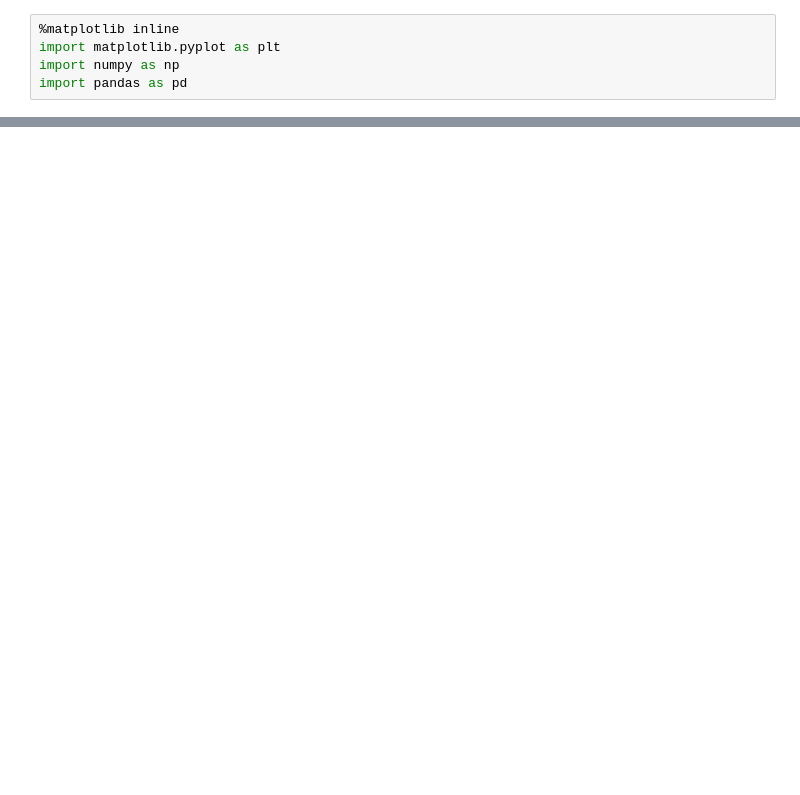
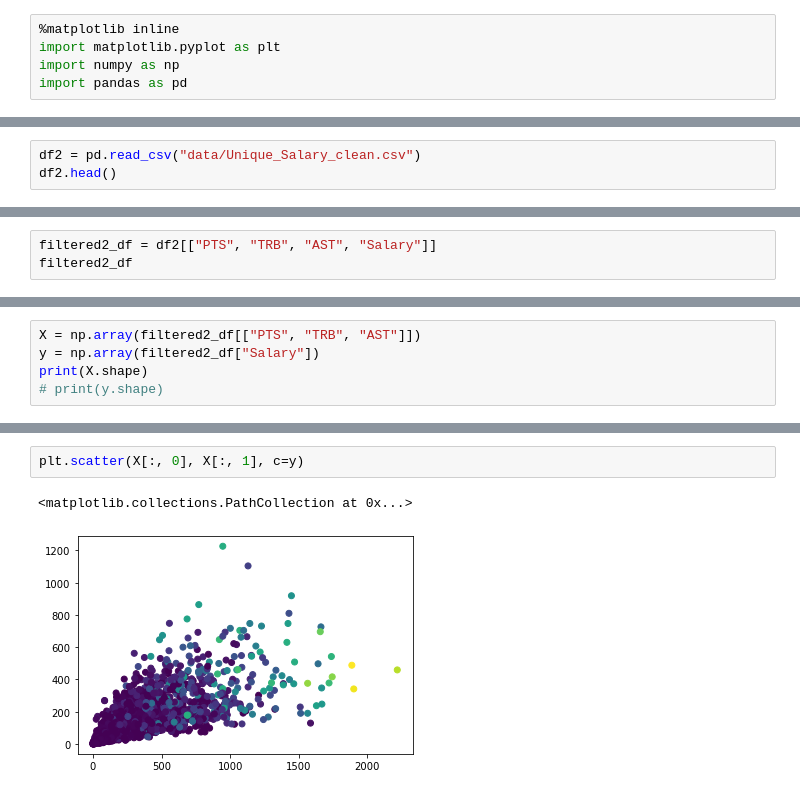
Before and after one commit to caitbeatty/nba_machine_learning, a Jupyter notebook: linear_reg_model.ipynb, the cells around one changed output, grey strips where cells are left out. Cells and saved outputs as stored; diff of their text form; blank space fills up the shorter version.

```diff
--- a/linear_reg_model.ipynb
+++ b/linear_reg_model.ipynb
@@ -72,0 +71,3 @@ R2 Score: 0.7497055766672329
+# %%
+df2 = pd.read_csv("data/Unique_Salary_clean.csv")
+df2.head()
@@ -72,0 +82,3 @@ R2 Score: 0.7497055766672329
+# %%
+filtered2_df = df2[["PTS", "TRB", "AST", "Salary"]]
+filtered2_df
@@ -72,0 +99,5 @@ R2 Score: 0.7497055766672329
+# %%
+X = np.array(filtered2_df[["PTS", "TRB", "AST"]])
+y = np.array(filtered2_df["Salary"])
+print(X.shape)
+# print(y.shape)
@@ -72,0 +114,5 @@ R2 Score: 0.7497055766672329
+# %%
+plt.scatter(X[:, 0], X[:, 1], c=y)
+# %% [output]
+<matplotlib.collections.PathCollection at 0x...>
+[figure, added]
```
Also changed, not shown: parts of 12 cells of this notebook, 4 other files.
